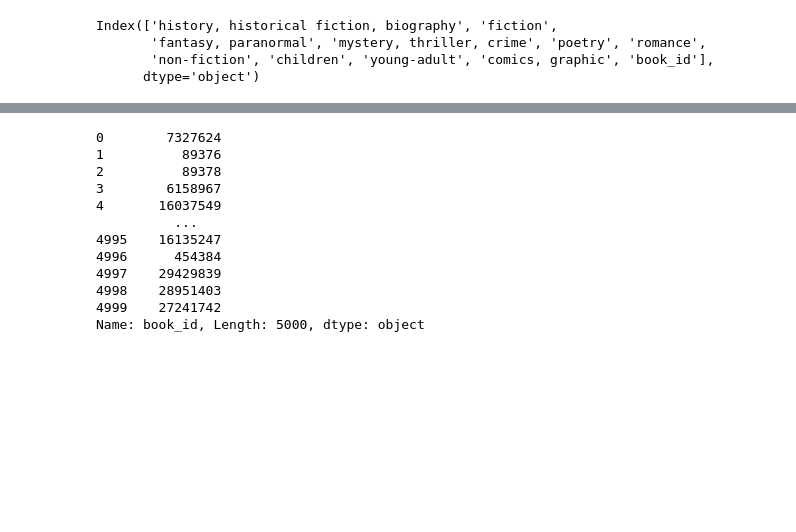
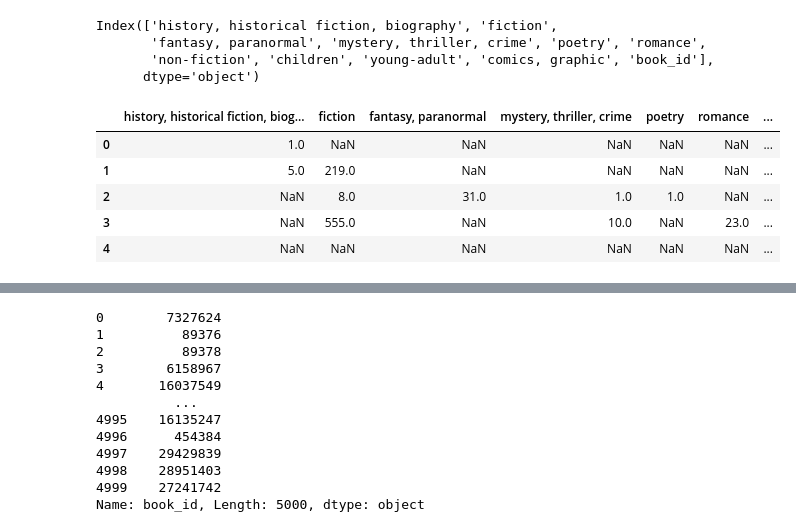
Before and after one commit to Srini-98/CS5260-Neural-Networks-2, a Jupyter notebook: data_collection/EDA.ipynb, the cells around one changed output, grey strips where cells are left out. Drawn from its saved outputs; the diff is of its cells as text; code cells hidden in the pictures; blank space fills up the shorter version.

```diff
--- a/data_collection/EDA.ipynb
+++ b/data_collection/EDA.ipynb
@@ -192,0 +188,9 @@ for col in genre_labels_df.columns:
+# %%
+genre_labels_df.head()
+# %% [output]
+|  | history, historical fiction, biog... | fiction | fantasy, paranormal | mystery, thriller, crime | poetry | romance | ... |
+| 0 | 1.0 | NaN | NaN | NaN | NaN | NaN | ... |
+| 1 | 5.0 | 219.0 | NaN | NaN | NaN | NaN | ... |
+| 2 | NaN | 8.0 | 31.0 | 1.0 | 1.0 | NaN | ... |
+| 3 | NaN | 555.0 | NaN | 10.0 | NaN | 23.0 | ... |
+| 4 | NaN | NaN | NaN | NaN | NaN | NaN | ... |
```
Also changed, not shown: parts of 10 cells of this notebook, 1 other file.
